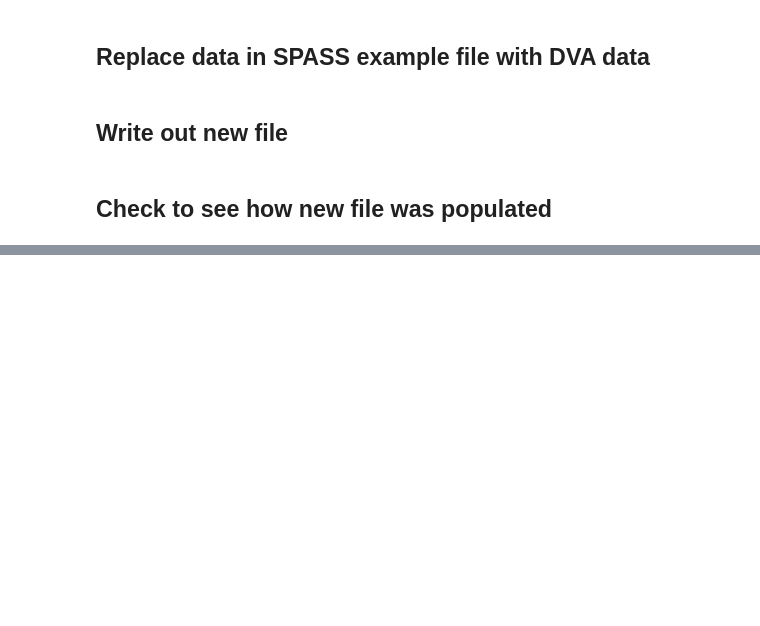
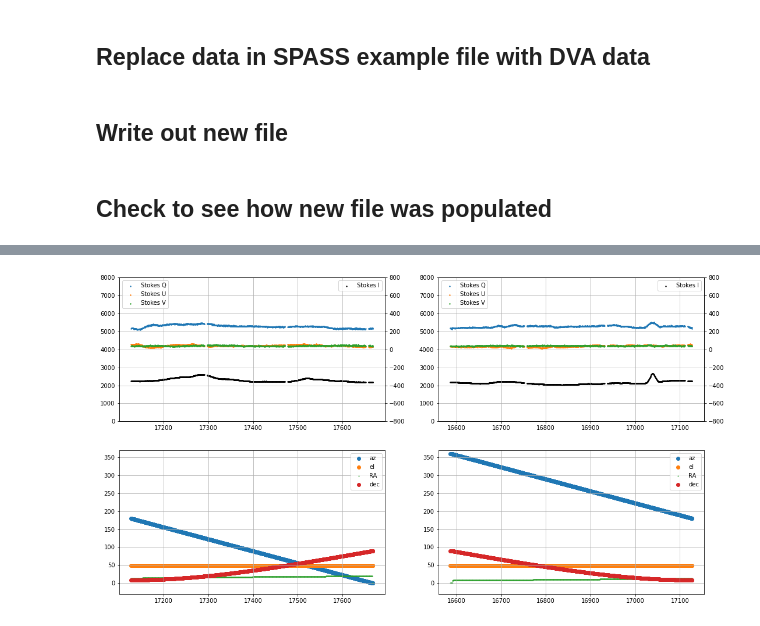
Before and after one commit to aordog/dva_pipeline, a Jupyter notebook: dva_h5_to_SDFITS.ipynb, the cells around one changed output, grey strips where cells are left out. Saved outputs shown, nothing was run; the diff lists cells and outputs as text; code cells hidden in the pictures; blank space fills up the shorter version.

```diff
--- a/dva_h5_to_SDFITS.ipynb
+++ b/dva_h5_to_SDFITS.ipynb
@@ -151,7 +189,7 @@ spass_file = fits.open('/home/ordoga/Python/DVA2/east.2008-07-19_1350_spass_39D_
 # %% [markdown]
 ## Read in example DVA file
 # %%
-dva_file = h5py.File('/media/ordoga/15m_band1_survey/dva_phase1/survey_phase1_day09/dva_survey_phase1_raw_0906.h5','r')
+dva_file = h5py.File('/media/ordoga/15m_band1_survey/dva_phase1/survey_phase1_day01/dva_survey_phase1_raw_0709.h5','r')
 dva_dataset = dva_file['data']['beam_0']['band_SB0']['scan_0']
 
 # Coordinates, times and noise flag:
@@ -176,3 +214,4 @@ freq = dva_file['data']['beam_0']['band_SB0']['frequency'][100:103]
 
 print(RR.shape)
 print(freq.shape)
+print(t_mjd.shape)
@@ -310,0 +447,86 @@ print(dva_new_file[1].data[120][8][0][0][3])
+# %%
+fig,axs = plt.subplots(2,2,figsize=(18,10))
+
+#dva_E_file = fits.open('/home/ordoga/Python/DVA2/dva_survey_phase1_1363_Jy_E.fits')
+#dva_W_file = fits.open('/home/ordoga/Python/DVA2/dva_survey_phase1_1363_Jy_W.fits')
+
+dva_E_file = fits.open('/media/ordoga/15m_band1_survey/Mini_survey_SPASS_with_nans_highel/dva_survey_phase1_0042_Jy_E.fits')
+dva_W_file = fits.open('/media/ordoga/15m_band1_survey/Mini_survey_SPASS_with_nans_highel/dva_survey_phase1_0042_Jy_W.fits')
+
+t = np.empty(len(dva_E_file[1].data))
+for i in range(0,len(t)): t[i] = dva_E_file[1].data[i][7]
+StokesI = np.empty(len(dva_E_file[1].data))
+for i in range(0,len(t)): StokesI[i] = dva_E_file[1].data[i][8][0][0][0][0]
+StokesQ = np.empty(len(dva_E_file[1].data))
+for i in range(0,len(t)): StokesQ[i] = dva_E_file[1].data[i][8][0][0][1][0]
+StokesU = np.empty(len(dva_E_file[1].data))
+for i in range(0,len(t)): StokesU[i] = dva_E_file[1].data[i][8][0][0][2][0]
+StokesV = np.empty(len(dva_E_file[1].data))
+for i in range(0,len(t)): StokesV[i] = dva_E_file[1].data[i][8][0][0][3][0]
+
+az = np.empty(len(dva_E_file[1].data))
+for i in range(0,len(t)): az[i] = dva_E_file[1].data[i][13]
+el = np.empty(len(dva_E_file[1].data))
+for i in range(0,len(t)): el[i] = dva_E_file[1].data[i][14]
+RA = np.empty(len(dva_E_file[1].data))
+for i in range(0,len(t)): RA[i] = dva_E_file[1].data[i][11]
+dec = np.empty(len(dva_E_file[1].data))
+for i in range(0,len(t)): dec[i] = dva_E_file[1].data[i][12]
+
+axs[0,0].scatter(t,StokesI,s=2,label='Stokes I',color='k')
+ax2 = axs[0,0].twinx()
+ax2.scatter(t,StokesQ,s=2,label='Stokes Q')
+ax2.scatter(t,StokesU,s=2,label='Stokes U')
+ax2.scatter(t,StokesV,s=2,label='Stokes V')
+ax2.set_ylim(-800,800)
+ax2.legend(loc='upper left')
+
+axs[1,0].scatter(t,az,label='az')
+axs[1,0].scatter(t,el,label='el')
+axs[1,0].scatter(t,RA,label='RA',s=1)
+axs[1,0].scatter(t,dec,label='dec')
+
+
+t = np.empty(len(dva_W_file[1].data))
+for i in range(0,len(t)): t[i] = dva_W_file[1].data[i][7]
+StokesI = np.empty(len(dva_W_file[1].data))
+for i in range(0,len(t)): StokesI[i] = dva_W_file[1].data[i][8][0][0][0][0]
+StokesQ = np.empty(len(dva_W_file[1].data))
+for i in range(0,len(t)): StokesQ[i] = dva_W_file[1].data[i][8][0][0][1][0]
+StokesU = np.empty(len(dva_W_file[1].data))
+for i in range(0,len(t)): StokesU[i] = dva_W_file[1].data[i][8][0][0][2][0]
+StokesV = np.empty(len(dva_W_file[1].data))
+for i in range(0,len(t)): StokesV[i] = dva_W_file[1].data[i][8][0][0][3][0]
+
+az = np.empty(len(dva_W_file[1].data))
+for i in range(0,len(t)): az[i] = dva_W_file[1].data[i][13]
+el = np.empty(len(dva_W_file[1].data))
+for i in range(0,len(t)): el[i] = dva_W_file[1].data[i][14]
+RA = np.empty(len(dva_W_file[1].data))
+for i in range(0,len(t)): RA[i] = dva_W_file[1].data[i][11]
+dec = np.empty(len(dva_W_file[1].data))
+for i in range(0,len(t)): dec[i] = dva_W_file[1].data[i][12]
+
+axs[0,1].scatter(t,StokesI,s=2,label='Stokes I',color='k')
+ax2 = axs[0,1].twinx()
+ax2.scatter(t,StokesQ,s=2,label='Stokes Q')
+ax2.scatter(t,StokesU,s=2,label='Stokes U')
+ax2.scatter(t,StokesV,s=2,label='Stokes V')
+ax2.set_ylim(-800,800)
+ax2.legend(loc='upper left')
+
+axs[1,1].scatter(t,az,label='az')
+axs[1,1].scatter(t,el,label='el')
+axs[1,1].scatter(t,RA,label='RA',s=1)
+axs[1,1].scatter(t,dec,label='dec')
+
+
+for i in range(0,2):
+    for j in range(0,2):
+        axs[i,j].legend(loc='upper right')
+        axs[i,j].grid()
+        axs[0,j].set_ylim(0,8000)
+        axs[1,j].set_ylim(-30,370)
+        #axs[1,j].set_ylim(23,25)
+# %% [output]
+[figure, added]
```
Also changed, not shown: parts of 19 cells of this notebook.
